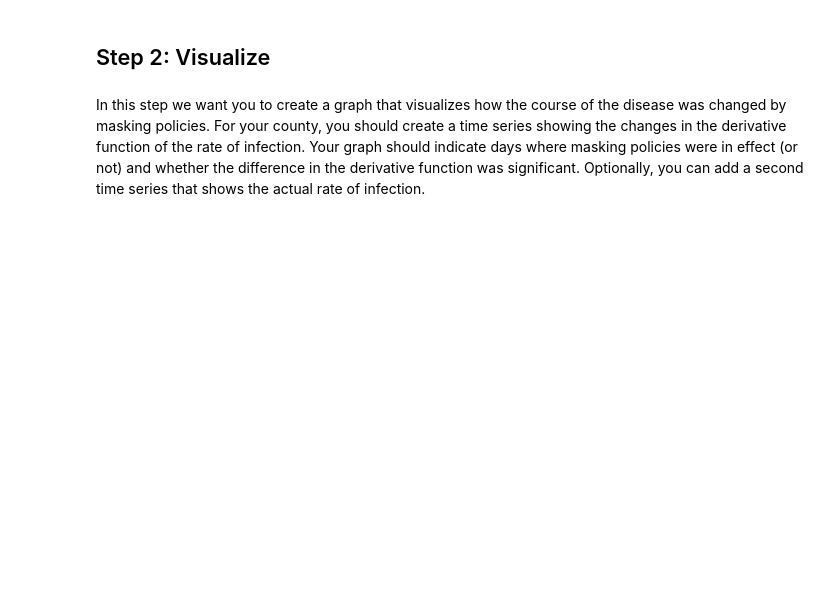
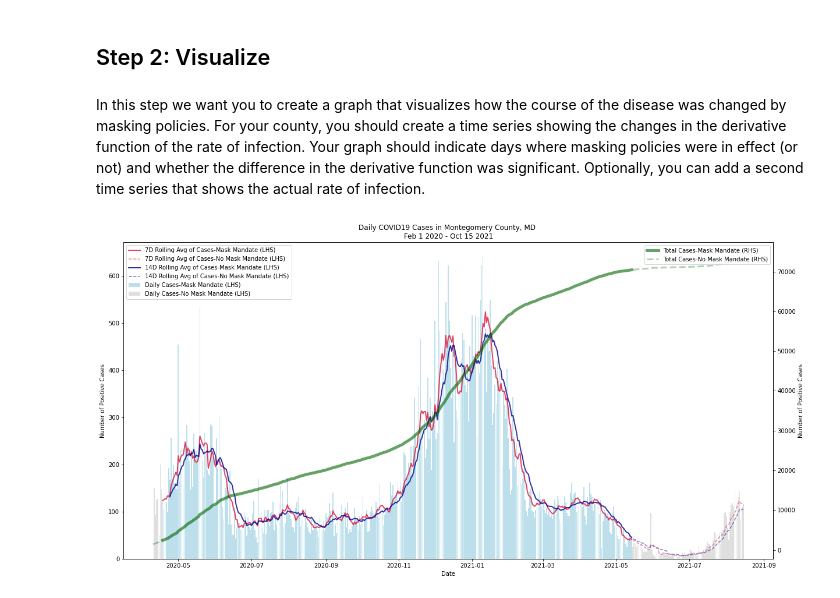
Before and after one commit to emi90/data-512-a4, a Jupyter notebook: A4-Common-Analysis.ipynb, the cells around one changed output. Drawn from its saved outputs; the diff is of its cells as text; code cells hidden in the pictures; blank space fills up the shorter version.

```diff
--- a/A4-Common-Analysis.ipynb
+++ b/A4-Common-Analysis.ipynb
@@ -324,36 +368,35 @@ ax.set_title('Daily COVID19 Cases in Montegomery County, MD \nFeb 1 2020 - Oct 1
 
 
 # plot daily cases
-ax.bar(cases_merge.date, daily_mask, alpha=0.8, linewidth=2, color='grey',
+ax.bar(cases_merge.date, daily_mask, alpha=0.8, linewidth=2, color='lightblue',
         label='Daily Cases-Mask Mandate (LHS)')
-ax.bar(cases_merge.date, daily_no_mask, alpha=0.5, color='grey', label='Daily Cases-No Mask Mandate (LHS)')
+ax.bar(cases_merge.date, daily_no_mask, alpha=0.5, color='silver', label='Daily Cases-No Mask Mandate (LHS)')
 
 # plot rolling avg 7D
 ax.plot(cases_merge.date, roll7_avg_mask, alpha=0.8, linewidth=2, color='crimson',
         label='7D Rolling Avg of Cases-Mask Mandate (LHS)')
 ax.plot(cases_merge.date, roll7_avg_no_mask, alpha=0.5, color='crimson', linestyle='dashed',
         label='7D Rolling Avg of Cases-No Mask Mandate (LHS)')
 
 # plot rolling avg 14D
 ax.plot(cases_merge.date, roll14_avg_mask, alpha=0.8, linewidth=2, color='darkblue',
         label='14D Rolling Avg of Cases-Mask Mandate (LHS)')
 ax.plot(cases_merge.date, roll14_avg_no_mask, alpha=0.5, color='darkblue', linestyle='dashed',
         label='14D Rolling Avg of Cases-No Mask Mandate (LHS)')
 
 # set labels
 ax.set_xlabel('Date')
 ax.set_ylabel('Number of Positive Cases')
 plt.legend(loc='upper left')
 
 ax2 = ax.twinx()
 ax2.plot(cases_merge.date, total_mask, c='darkgreen', alpha=0.6, linewidth=5, label='Total Cases-Mask Mandate (RHS)')
 ax2.plot(cases_merge.date, total_no_mask, c='darkgreen', alpha=0.3, linewidth=3,
          linestyle='dashed', label='Total Cases-No Mask Mandate (RHS)')
 ax2.set_ylabel('Number of Positive Cases')
 
-#ax.fill_between(cases_merge.date, np.nanmin(cases_merge.daily_cases), np.nanmax(cases_merge.daily_cases),
-#               where=cases_merge.order_code==1, color='blue', alpha=0.3)
-
 plt.legend(loc='upper right')
 
 plt.savefig('visualization/plot.png', facecolor=fig.get_facecolor(), bbox_inches='tight')
+# %% [output]
+[figure, added]
```
Also changed, not shown: parts of 10 cells of this notebook, 1 other file.
